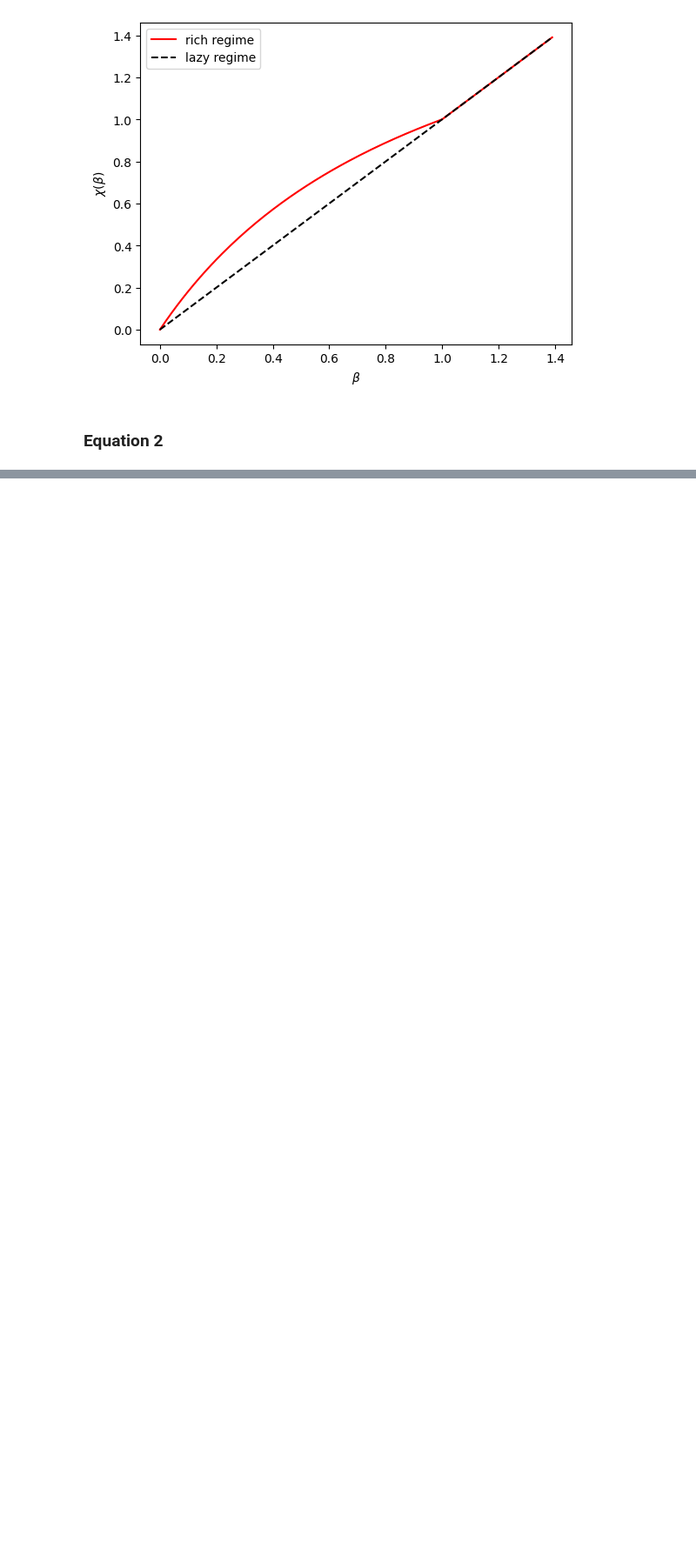
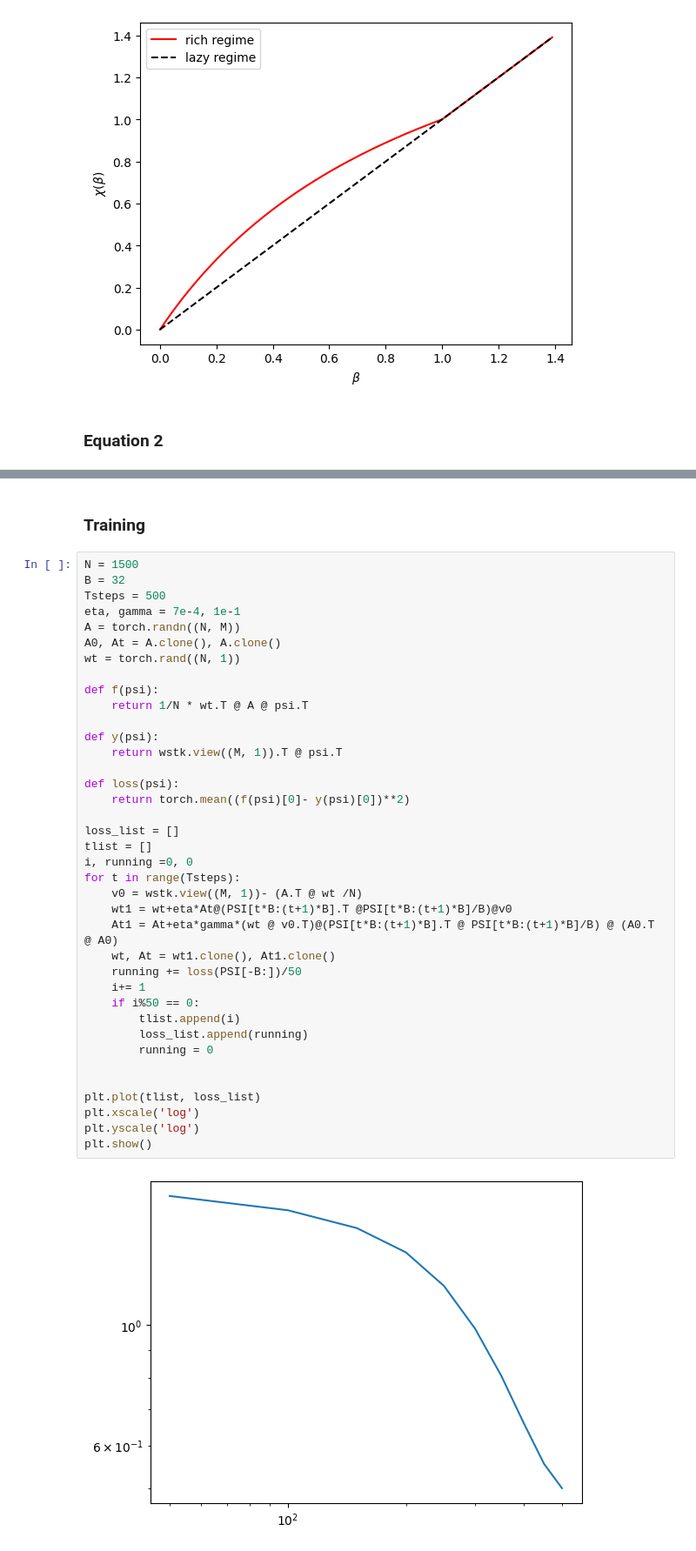
Before and after one commit to aaronjhf/Linear-Models, a Jupyter notebook: feature_learning.ipynb, the cells around one changed output, grey strips where cells are left out. Shown at 87% size. Saved outputs shown, nothing was run; the diff lists cells and outputs as text; blank space fills up the shorter version.

```diff
--- a/feature_learning.ipynb
+++ b/feature_learning.ipynb
@@ -43,0 +110,42 @@ plt.show()
+# %% [markdown]
+### Training
+# %%
+N = 1500
+B = 32
+Tsteps = 500
+eta, gamma = 7e-4, 1e-1
+A = torch.randn((N, M))
+A0, At = A.clone(), A.clone()
+wt = torch.rand((N, 1))
+
+def f(psi):
+    return 1/N * wt.T @ A @ psi.T
+
+def y(psi):
+    return wstk.view((M, 1)).T @ psi.T
+
+def loss(psi):
+    return torch.mean((f(psi)[0]- y(psi)[0])**2)
+
+loss_list = []
+tlist = []
+i, running =0, 0
+for t in range(Tsteps):
+    v0 = wstk.view((M, 1))- (A.T @ wt /N)
+    wt1 = wt+eta*At@(PSI[t*B:(t+1)*B].T @PSI[t*B:(t+1)*B]/B)@v0
+    At1 = At+eta*gamma*(wt @ v0.T)@(PSI[t*B:(t+1)*B].T @ PSI[t*B:(t+1)*B]/B) @ (A0.T @ A0)
+    wt, At = wt1.clone(), At1.clone()
+    running += loss(PSI[-B:])/50
+    i+= 1
+    if i%50 == 0:
+        tlist.append(i)
+        loss_list.append(running)
+        running = 0
+
+
+plt.plot(tlist, loss_list)
+plt.xscale('log')
+plt.yscale('log')
+plt.show()
+# %% [output]
+[figure, added]
```
Also changed, not shown: parts of 9 cells of this notebook, 3 other files.
